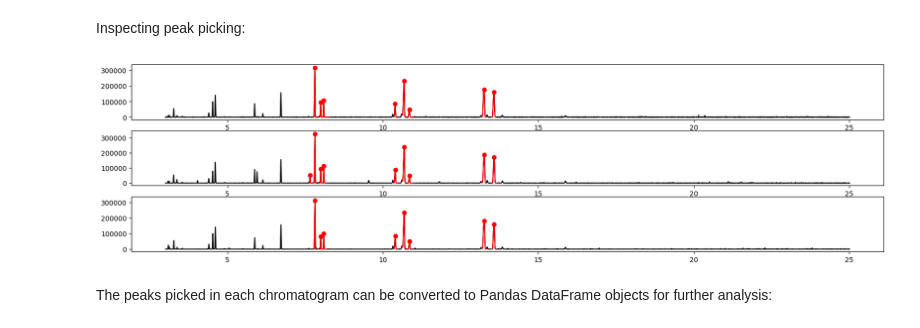
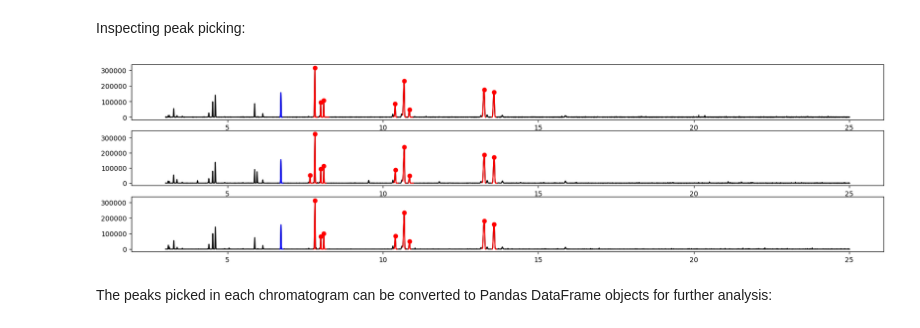
Before and after one commit to Will-Robin/ChromProcess, a Jupyter notebook: Tutorials/ChromProcess_Introduction_1.ipynb, the cells around one changed output. Drawn from its saved outputs; the diff is of its cells as text; code cells hidden in the pictures.

```diff
--- a/Tutorials/ChromProcess_Introduction_1.ipynb
+++ b/Tutorials/ChromProcess_Introduction_1.ipynb
@@ -126,7 +126,7 @@ for chrom in chroms:
                 is_end,
                 smooth_width = 10,
                 threshold = 0.1,
-                wlen = 2
+                wlen = 20
             )
     chrom.set_internal_standard(max(peaks, key = lambda x: x.height))
 # %% [markdown]
@@ -152,17 +152,24 @@ Inspecting peak picking:
 # %%
 fig, axes = plt.subplots(nrows = len(chroms), figsize = (20,5))
 for ax, chrom in zip(axes, chroms):
     time = chrom.time
     signal = chrom.signal
     ax.plot(time, signal, c = 'k', zorder = 0)
+
+    # Plot internal standard
+    is_peak = chrom.internal_standard
+    is_idx = is_peak.indices
+    ax.plot(time[is_idx], signal[is_idx], c = "b")
+
+    # Plot picked peaks
     for c,pk in enumerate(chrom.peaks):
         peak = chrom.peaks[pk]
         idx = peak.indices
         ax.plot(time[idx], signal[idx], c= 'r', zorder  = 1)
         ax.scatter(peak.retention_time, peak.height, c= 'r', zorder  = 1)
 plt.show()
 # %% [output]
-[figure, old version]
+[figure, new version]
 # %% [markdown]
 The peaks picked in each chromatogram can be converted to Pandas DataFrame objects for further analysis:
 # %%
```
Also changed, not shown: 1 other file.
